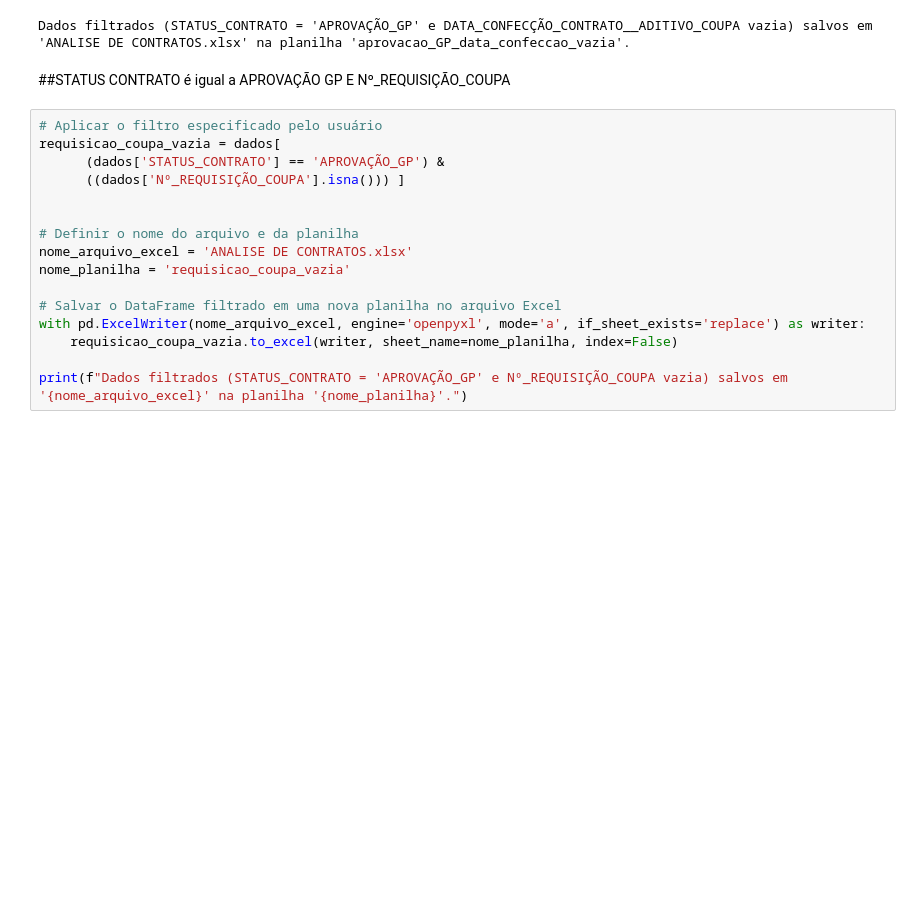
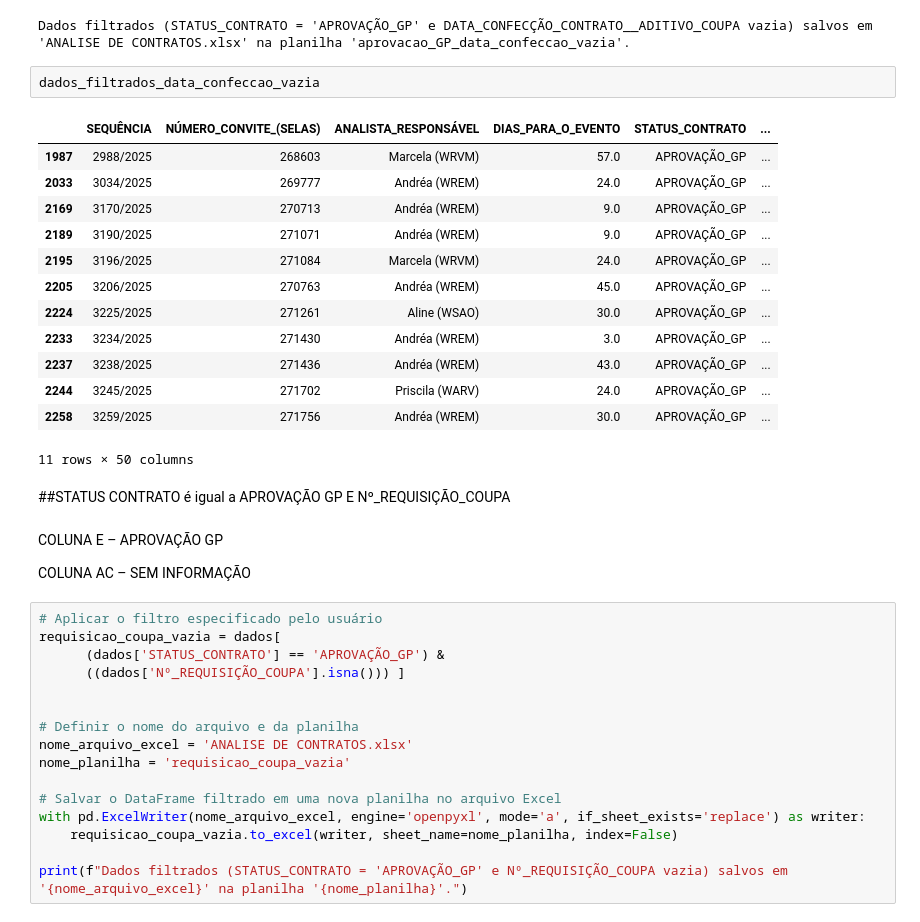
Before and after one commit to LipeSilva83/Robo-Analista, a Jupyter notebook: ANALISTA_DE_CONTRATOS.ipynb, the cells around one changed output. Cells and saved outputs as stored; diff of their text form; blank space fills up the shorter version.

```diff
--- a/ANALISTA_DE_CONTRATOS.ipynb
+++ b/ANALISTA_DE_CONTRATOS.ipynb
@@ -147,8 +155,28 @@ with pd.ExcelWriter(nome_arquivo_excel, engine='openpyxl', mode='a', if_sheet_ex
 print(f"Dados filtrados (STATUS_CONTRATO = 'APROVAÇÃO_GP' e DATA_CONFECÇÃO_CONTRATO__ADITIVO_COUPA vazia) salvos em '{nome_arquivo_excel}' na planilha '{nome_planilha}'.")
 # %% [output]
 Dados filtrados (STATUS_CONTRATO = 'APROVAÇÃO_GP' e DATA_CONFECÇÃO_CONTRATO__ADITIVO_COUPA vazia) salvos em 'ANALISE DE CONTRATOS.xlsx' na planilha 'aprovacao_GP_data_confeccao_vazia'.
+# %%
+dados_filtrados_data_confeccao_vazia
+# %% [output]
+|  | SEQUÊNCIA | NÚMERO_CONVITE_(SELAS) | ANALISTA_RESPONSÁVEL | DIAS_PARA_O_EVENTO | STATUS_CONTRATO | ... |
+| 1987 | 2988/2025 | 268603 | Marcela (WRVM) | 57.0 | APROVAÇÃO_GP | ... |
+| 2033 | 3034/2025 | 269777 | Andréa (WREM) | 24.0 | APROVAÇÃO_GP | ... |
+| 2169 | 3170/2025 | 270713 | Andréa (WREM) | 9.0 | APROVAÇÃO_GP | ... |
+| 2189 | 3190/2025 | 271071 | Andréa (WREM) | 9.0 | APROVAÇÃO_GP | ... |
+| 2195 | 3196/2025 | 271084 | Marcela (WRVM) | 24.0 | APROVAÇÃO_GP | ... |
+| 2205 | 3206/2025 | 270763 | Andréa (WREM) | 45.0 | APROVAÇÃO_GP | ... |
+| 2224 | 3225/2025 | 271261 | Aline (WSAO) | 30.0 | APROVAÇÃO_GP | ... |
+| 2233 | 3234/2025 | 271430 | Andréa (WREM) | 3.0 | APROVAÇÃO_GP | ... |
+| 2237 | 3238/2025 | 271436 | Andréa (WREM) | 43.0 | APROVAÇÃO_GP | ... |
+| 2244 | 3245/2025 | 271702 | Priscila (WARV) | 24.0 | APROVAÇÃO_GP | ... |
+| 2258 | 3259/2025 | 271756 | Andréa (WREM) | 30.0 | APROVAÇÃO_GP | ... |
+11 rows × 50 columns
 # %% [markdown]
 ##STATUS CONTRATO é igual a APROVAÇÃO GP E Nº_REQUISIÇÃO_COUPA
+# %% [markdown]
+COLUNA E – APROVAÇÃO GP
+
+COLUNA AC – SEM INFORMAÇÃO
 # %%
 # Aplicar o filtro especificado pelo usuário
 requisicao_coupa_vazia = dados[
```
Also changed, not shown: parts of 28 cells of this notebook.
